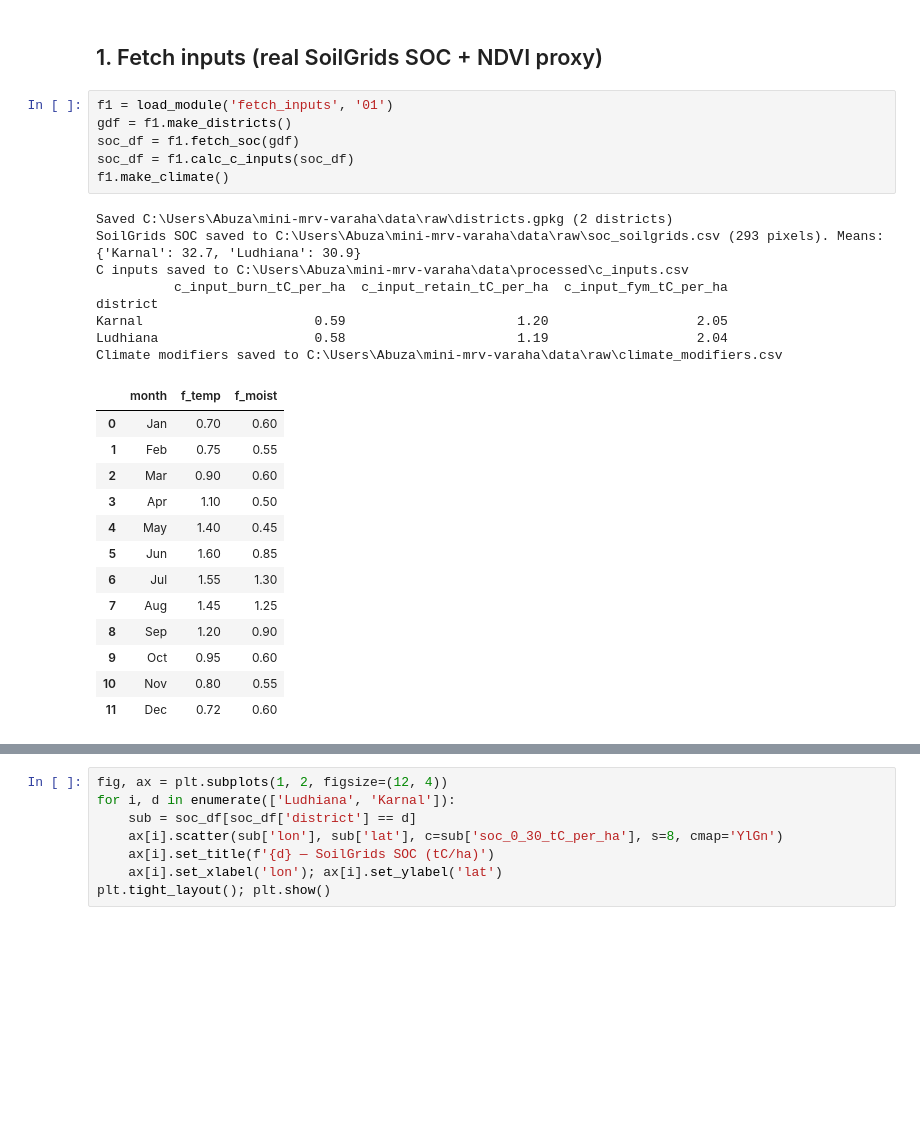
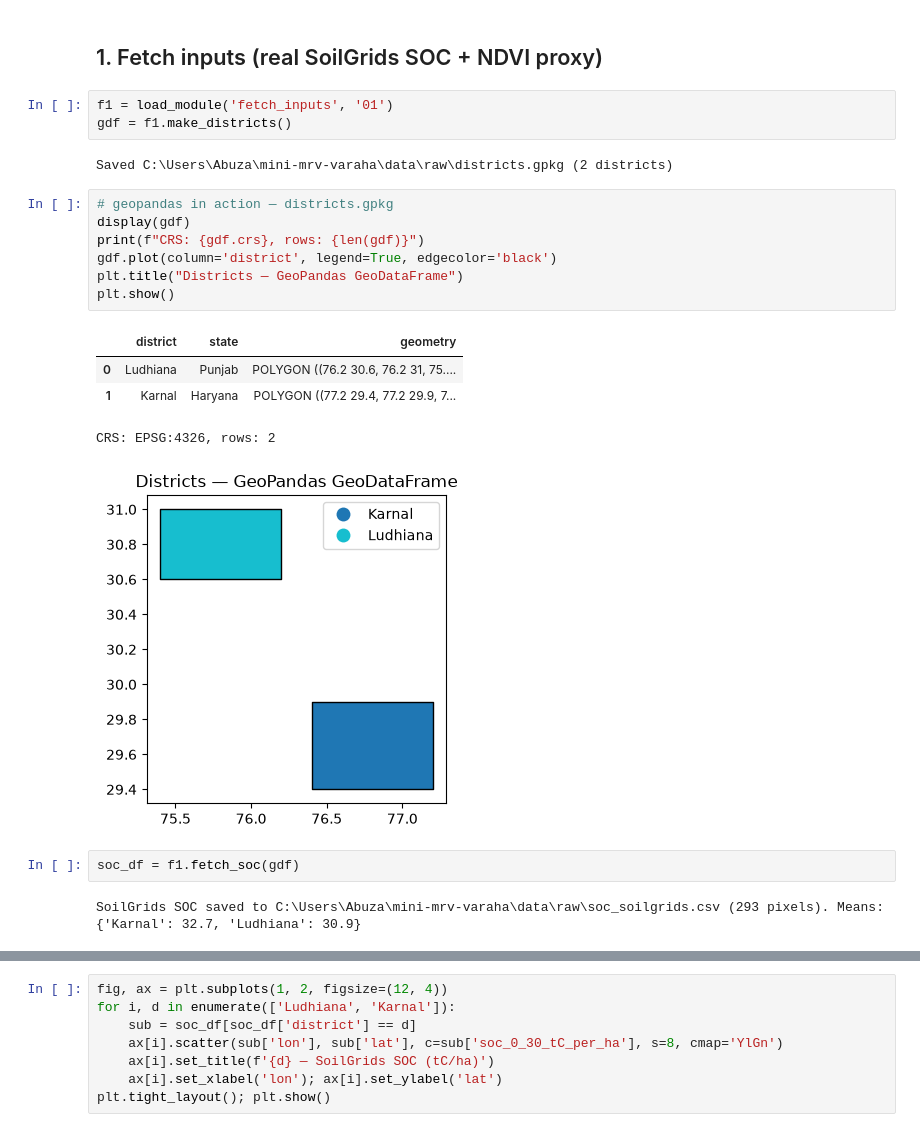
Before and after one commit to hereugo-ak/mini-mrv-varaha, a Jupyter notebook: notebooks/mini_mrv_pipeline.ipynb, the cells around one changed output, grey strips where cells are left out. Saved outputs shown, nothing was run; the diff lists cells and outputs as text; blank space fills up the shorter version.

Commit message:
docs: surface geopandas/rasterio in notebook

```diff
--- a/notebooks/mini_mrv_pipeline.ipynb
+++ b/notebooks/mini_mrv_pipeline.ipynb
@@ -28,28 +32,22 @@ Root: C:\Users\Abuza\mini-mrv-varaha
 # %%
 f1 = load_module('fetch_inputs', '01')
 gdf = f1.make_districts()
-soc_df = f1.fetch_soc(gdf)
-soc_df = f1.calc_c_inputs(soc_df)
-f1.make_climate()
 # %% [output]
 Saved C:\Users\Abuza\mini-mrv-varaha\data\raw\districts.gpkg (2 districts)
-SoilGrids SOC saved to C:\Users\Abuza\mini-mrv-varaha\data\raw\soc_soilgrids.csv (293 pixels). Means: {'Karnal': 32.7, 'Ludhiana': 30.9}
-C inputs saved to C:\Users\Abuza\mini-mrv-varaha\data\processed\c_inputs.csv
-          c_input_burn_tC_per_ha  c_input_retain_tC_per_ha  c_input_fym_tC_per_ha
-district
-Karnal                      0.59                      1.20                   2.05
-Ludhiana                    0.58                      1.19                   2.04
-Climate modifiers saved to C:\Users\Abuza\mini-mrv-varaha\data\raw\climate_modifiers.csv
-|  | month | f_temp | f_moist |
-| 0 | Jan | 0.70 | 0.60 |
-| 1 | Feb | 0.75 | 0.55 |
-| 2 | Mar | 0.90 | 0.60 |
-| 3 | Apr | 1.10 | 0.50 |
-| 4 | May | 1.40 | 0.45 |
-| 5 | Jun | 1.60 | 0.85 |
-| 6 | Jul | 1.55 | 1.30 |
-| 7 | Aug | 1.45 | 1.25 |
-| 8 | Sep | 1.20 | 0.90 |
-| 9 | Oct | 0.95 | 0.60 |
-| 10 | Nov | 0.80 | 0.55 |
-| 11 | Dec | 0.72 | 0.60 |
+# %%
+# geopandas in action — districts.gpkg
+display(gdf)
+print(f"CRS: {gdf.crs}, rows: {len(gdf)}")
+gdf.plot(column='district', legend=True, edgecolor='black')
+plt.title("Districts — GeoPandas GeoDataFrame")
+plt.show()
+# %% [output]
+|  | district | state | geometry |
+| 0 | Ludhiana | Punjab | POLYGON ((76.2 30.6, 76.2 31, 75.... |
+| 1 | Karnal | Haryana | POLYGON ((77.2 29.4, 77.2 29.9, 7... |
+CRS: EPSG:4326, rows: 2
+[figure, added]
+# %%
+soc_df = f1.fetch_soc(gdf)
+# %% [output]
+SoilGrids SOC saved to C:\Users\Abuza\mini-mrv-varaha\data\raw\soc_soilgrids.csv (293 pixels). Means: {'Karnal': 32.7, 'Ludhiana': 30.9}
```
Also changed, not shown: parts of 3 cells of this notebook.
